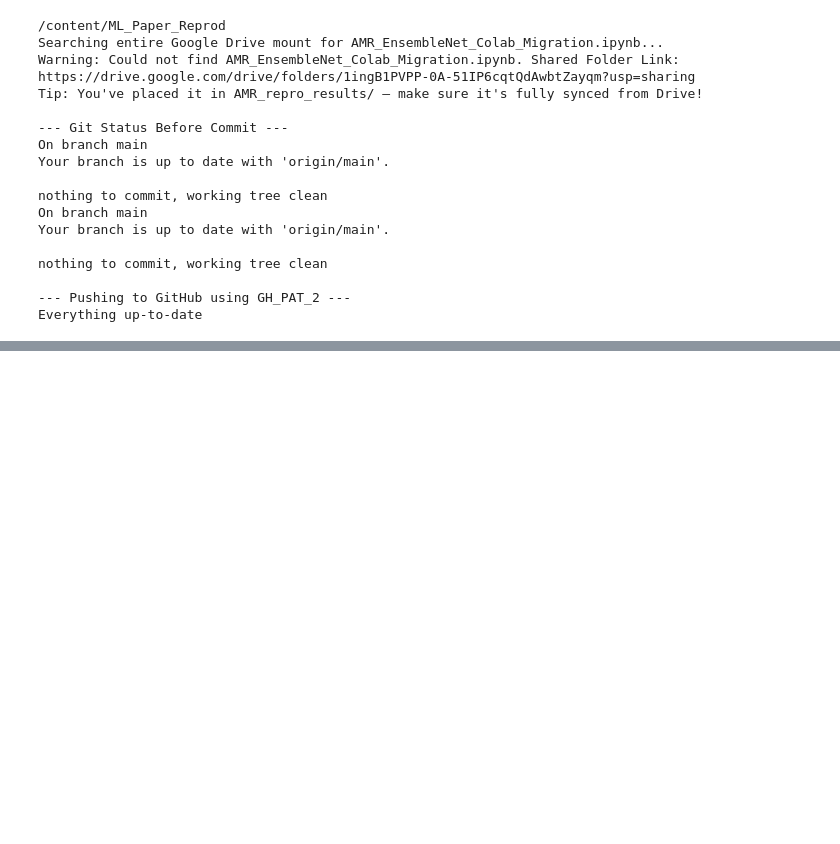
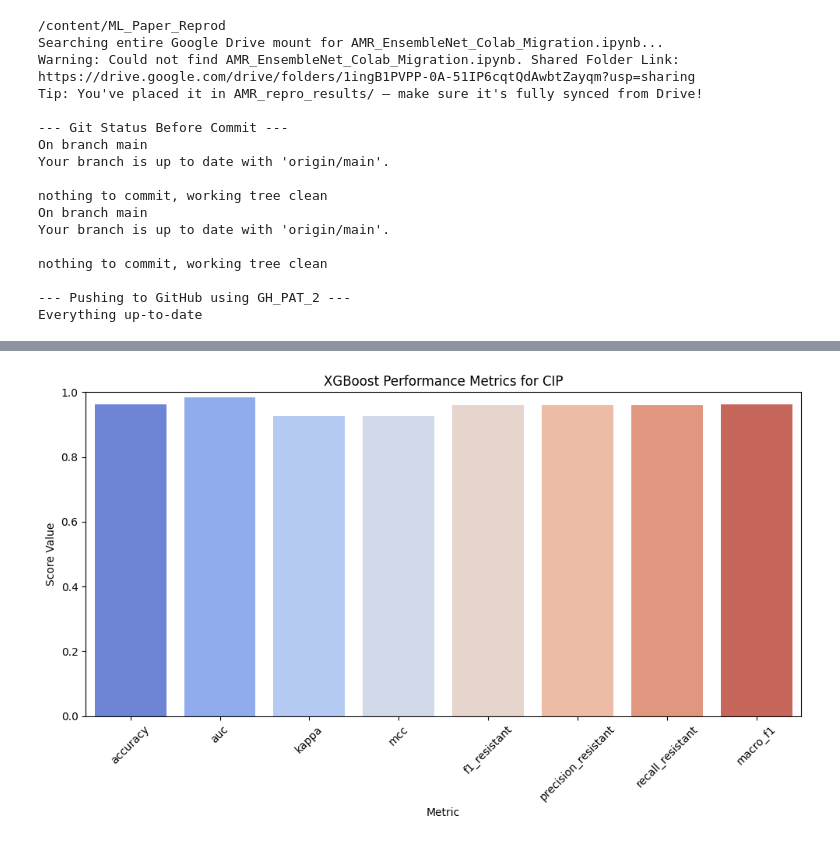
Before and after one commit to oliGAMER/ML_Paper_Reprod, a Jupyter notebook: AMR_EnsembleNet_Colab_Migration.ipynb, the cells around one changed output, grey strips where cells are left out. Cells and saved outputs as stored; diff of their text form; code cells hidden in the pictures; blank space fills up the shorter version.

```diff
--- a/AMR_EnsembleNet_Colab_Migration.ipynb
+++ b/AMR_EnsembleNet_Colab_Migration.ipynb
@@ -1050,0 +1117,9 @@ Everything up-to-date
+# %%
+ANTIBIOTICS = ["CIP", "CTX", "CTZ", "GEN"]
+TEST_SPLIT = 0.2
+np.random.seed(42)
+# %%
+snp_df = snp_df_raw.set_index('prename')
+pheno_df_indexed = pheno_df.set_index('prename')
+
+xgboost_metrics = {}
@@ -1050,0 +1652,7 @@ Everything up-to-date
+# %%
+import os
+
+DRIVE_RESULTS_DIR = "/content/drive/MyDrive/AMR_repro_results"
+
+print(f"Listing contents of: {DRIVE_RESULTS_DIR}")
+!ls -lh "{DRIVE_RESULTS_DIR}"
@@ -1050,0 +1680,79 @@ Everything up-to-date
+# %%
+import matplotlib.pyplot as plt
+import seaborn as sns
+import os
+
+# Ensure DRIVE_RESULTS_DIR is defined
+# (It should be defined in a prior cell, e.g., -xl-l_tgSYiV)
+# DRIVE_RESULTS_DIR = "/content/drive/MyDrive/AMR_repro_results"
+
+# Create a dedicated directory for XGBoost plots in Google Drive
+XGBOOST_PLOTS_DIR = os.path.join(DRIVE_RESULTS_DIR, "xgboost_plots")
+os.makedirs(XGBOOST_PLOTS_DIR, exist_ok=True)
+print(f"XGBoost plots will be saved to: {XGBOOST_PLOTS_DIR}")
+
+# Check if xgb_summary_df is available from previous cells
+if 'xgb_summary_df' in locals() and not xgb_summary_df.empty:
+
+    # --- Part 1: Separate plots for each antibiotic, showing all its performance metrics ---
+    print("\n--- Plotting all performance metrics for each antibiotic individually (XGBoost) ---")
+    performance_metrics = [
+        'accuracy', 'auc', 'kappa', 'mcc',
+        'f1_resistant', 'precision_resistant', 'recall_resistant', 'macro_f1'
+    ]
+
+    for antibiotic_name in xgb_summary_df.index:
+        antibiotic_data = xgb_summary_df.loc[antibiotic_name, performance_metrics]
+        plot_series = antibiotic_data.dropna()
+
+        if not plot_series.empty:
+            fig, ax = plt.subplots(figsize=(10, 6))
+            sns.barplot(x=plot_series.index, y=plot_series.values, palette='coolwarm', ax=ax)
+            ax.set_title(f'XGBoost Performance Metrics for {antibiotic_name}')
+            ax.set_ylabel('Score Value')
+            ax.set_xlabel('Metric')
+            ax.set_ylim(0, 1.0) # Metrics typically between 0 and 1
+            ax.tick_params(axis='x', labelrotation=45)
+            plt.tight_layout()
+
+            plot_filename = f"{antibiotic_name}_xgboost_performance_metrics.png"
+            plt.savefig(os.path.join(XGBOOST_PLOTS_DIR, plot_filename))
+            print(f"Saved {plot_filename}")
+            plt.show()
+        else:
+            print(f"No performance metrics to plot for {antibiotic_name}.")
+
+    # --- Part 2: One combined plot per metric, comparing all antibiotics ---
+    print("\n--- Plotting each metric across all antibiotics for comparison (XGBoost) ---")
+    comparison_metrics = [
+        'f1_resistant',
+        'precision_resistant',
+        'recall_resistant',
+        'accuracy',
+        'auc',
+        'kappa',
+        'mcc',
+        'macro_f1'
+    ]
+
+    for metric in comparison_metrics:
+        if metric in xgb_summary_df.columns:
+            fig, ax = plt.subplots(figsize=(8, 5))
+            sns.barplot(x=xgb_summary_df.index, y=metric, data=xgb_summary_df, palette='viridis', ax=ax)
+            ax.set_title(f'XGBoost Model {metric.replace("_", " ").title()} by Antibiotic')
+            ax.set_xlabel('Antibiotic')
+            ax.set_ylabel(metric.replace("_", " ").title())
+            ax.set_ylim(0, 1.0)
+            plt.tight_layout()
+
+            plot_filename = f"xgboost_comparison_plot_{metric}.png"
+            plt.savefig(os.path.join(XGBOOST_PLOTS_DIR, plot_filename))
+            print(f"Saved {plot_filename}")
+            plt.show()
+        else:
+            print(f"Metric '{metric}' not found in the XGBoost summary DataFrame.")
+elif 'xgb_summary_df' not in locals():
+    print("Error: 'xgb_summary_df' DataFrame not found. Please ensure XGBoost training cells were run.")
+else:
+    print("Cannot plot metrics as the XGBoost summary DataFrame is empty.")
+# %% [output]
@@ -1050,0 +1766 @@ Everything up-to-date
+[figure, added]
```
Also changed, not shown: parts of 21 cells of this notebook.
